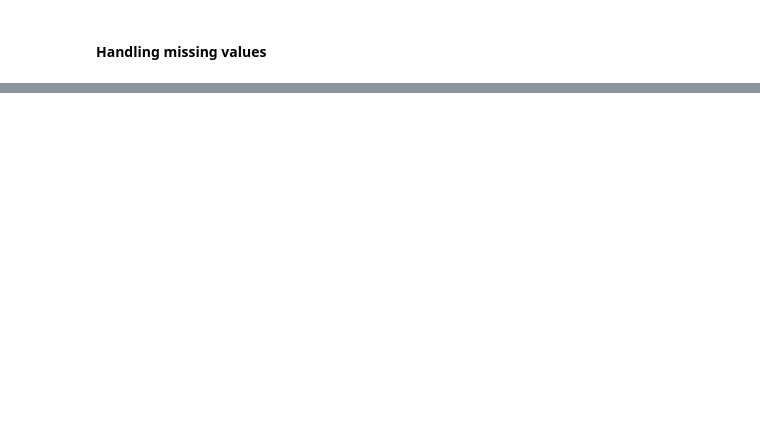
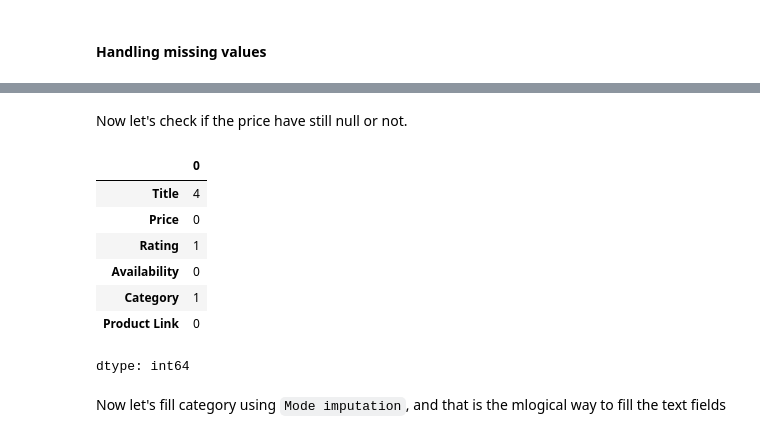
Before and after one commit to MAI-AIIU/advanced-programming, a Jupyter notebook: assignments/first/src/First_Assignment.ipynb, the cells around one changed output, grey strips where cells are left out. Drawn from its saved outputs; the diff is of its cells as text; code cells hidden in the pictures; blank space fills up the shorter version.

```diff
--- a/assignments/first/src/First_Assignment.ipynb
+++ b/assignments/first/src/First_Assignment.ipynb
@@ -271,0 +307,17 @@ As per above analysis, scrape books don't have any missing value but Github book
+# %%
+github_books["Price"] = github_books["Price"].fillna(github_books["Price"].mean())
+# %% [markdown]
+Now let's check if the price have still null or not.
+# %%
+github_books.isna().sum()
+# %% [output]
+|  | 0 |
+| Title | 4 |
+| Price | 0 |
+| Rating | 1 |
+| Availability | 0 |
+| Category | 1 |
+| Product Link | 0 |
+dtype: int64
+# %% [markdown]
+Now let's fill category using `Mode imputation`, and that is the mlogical way to fill the text fields
```
Also changed, not shown: parts of 21 cells of this notebook.
